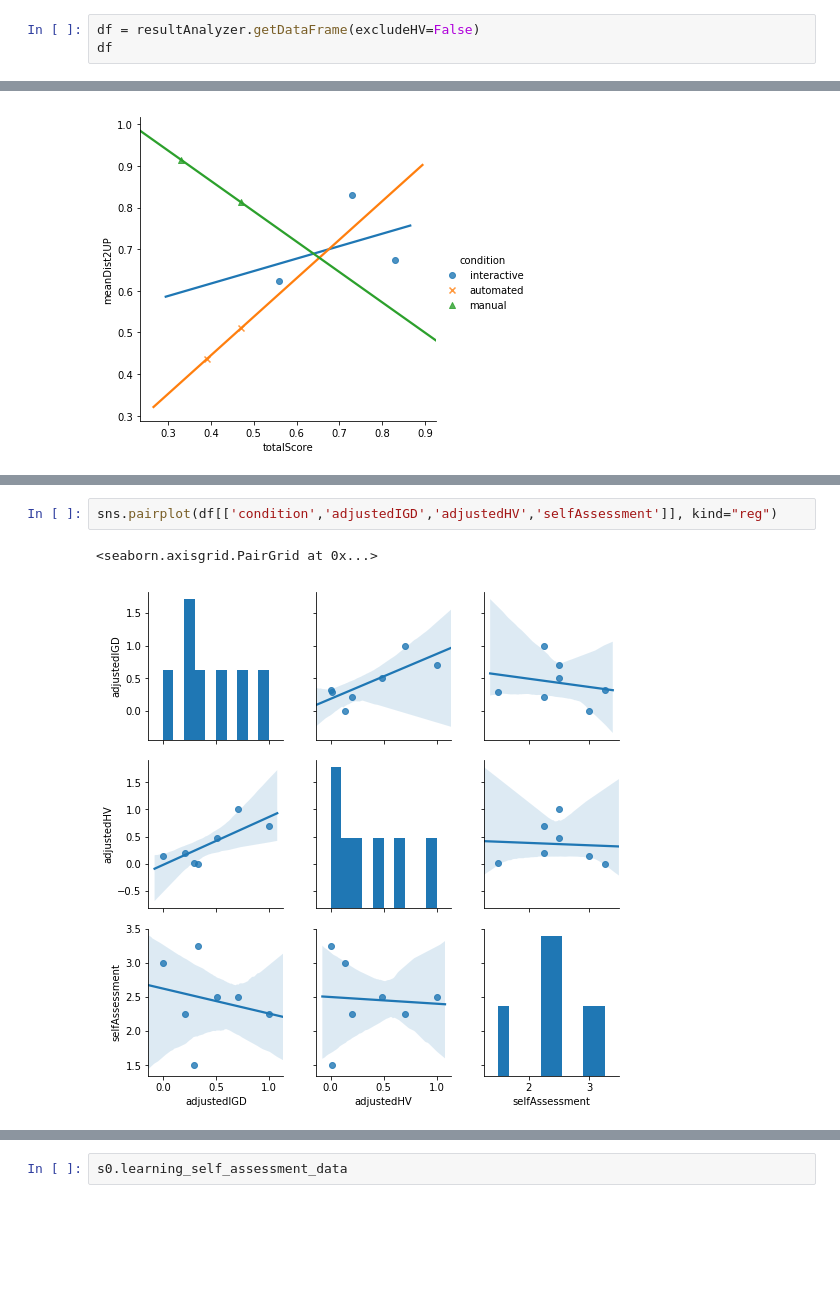
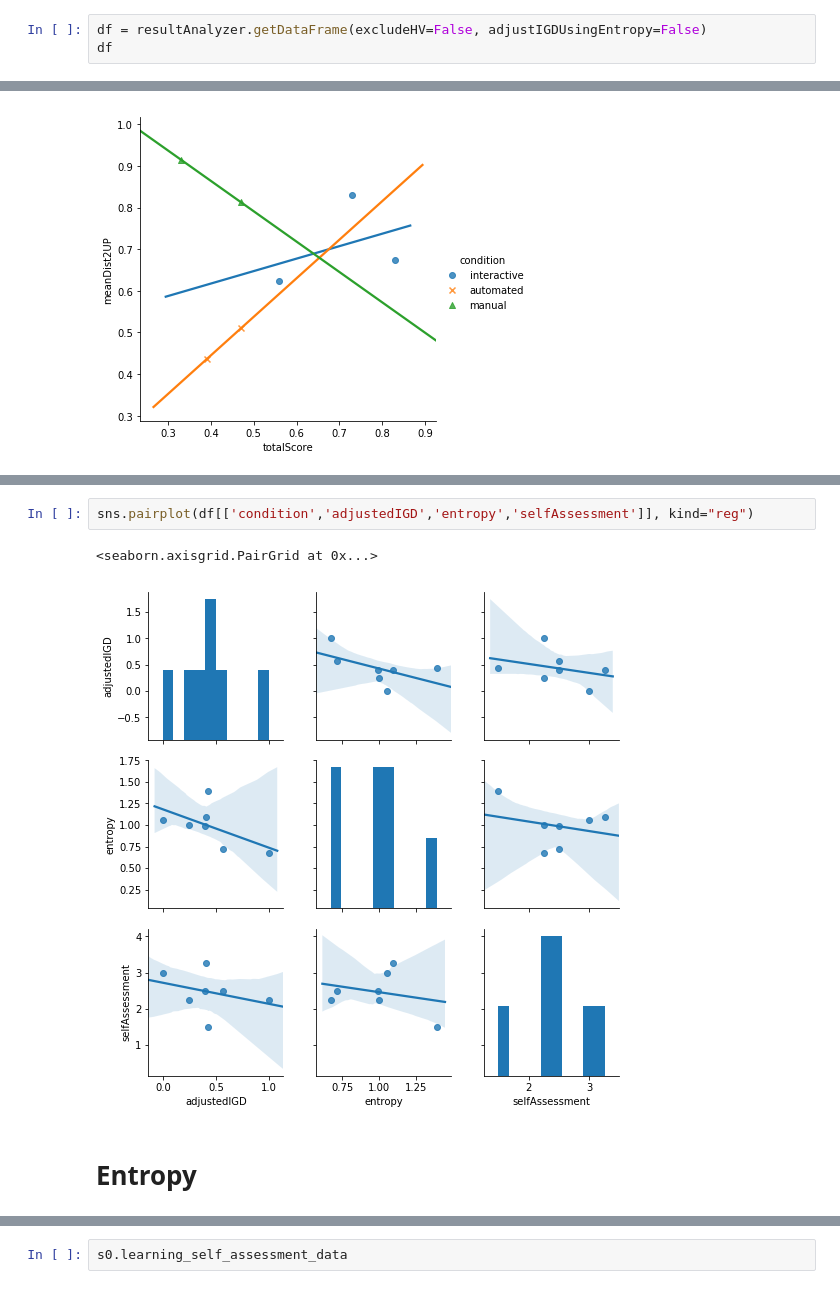
Before and after one commit to hsbang09/iFEED_experiment_result_analysis_2019, a Jupyter notebook: analysis.ipynb, the cells around one changed output, grey strips where cells are left out. Drawn from its saved outputs; the diff is of its cells as text; blank space fills up the shorter version.

Commit message:
Adds the capability to compute entropy as a measure of diversity of designs

```diff
--- a/analysis.ipynb
+++ b/analysis.ipynb
@@ -49,7 +49,7 @@ s6 = resultAnalyzer.subjects[6]
 # %% [markdown]
 # Get DataFrame
 # %%
-df = resultAnalyzer.getDataFrame(excludeHV=False)
+df = resultAnalyzer.getDataFrame(excludeHV=False, adjustIGDUsingEntropy=False)
 df
 # %% [output]
 |  | id | condition | type | fcl | fpwc | dcl | dpwc | FScore | DScore | PScore | ... | ... |
@@ -816,5 +820,7 @@ sns.pairplot(df[['condition','numDesigns','selfAssessment','normalizedIGD']], ki
 # %%
-sns.pairplot(df[['condition','adjustedIGD','adjustedHV','selfAssessment']], kind="reg")
+sns.pairplot(df[['condition','adjustedIGD','entropy','selfAssessment']], kind="reg")
 # %% [output]
 <seaborn.axisgrid.PairGrid at 0x...>
-[figure, old version]
+[figure, new version]
+# %% [markdown]
+# Entropy
```
Also changed, not shown: parts of 39 cells of this notebook, 2 other files.
